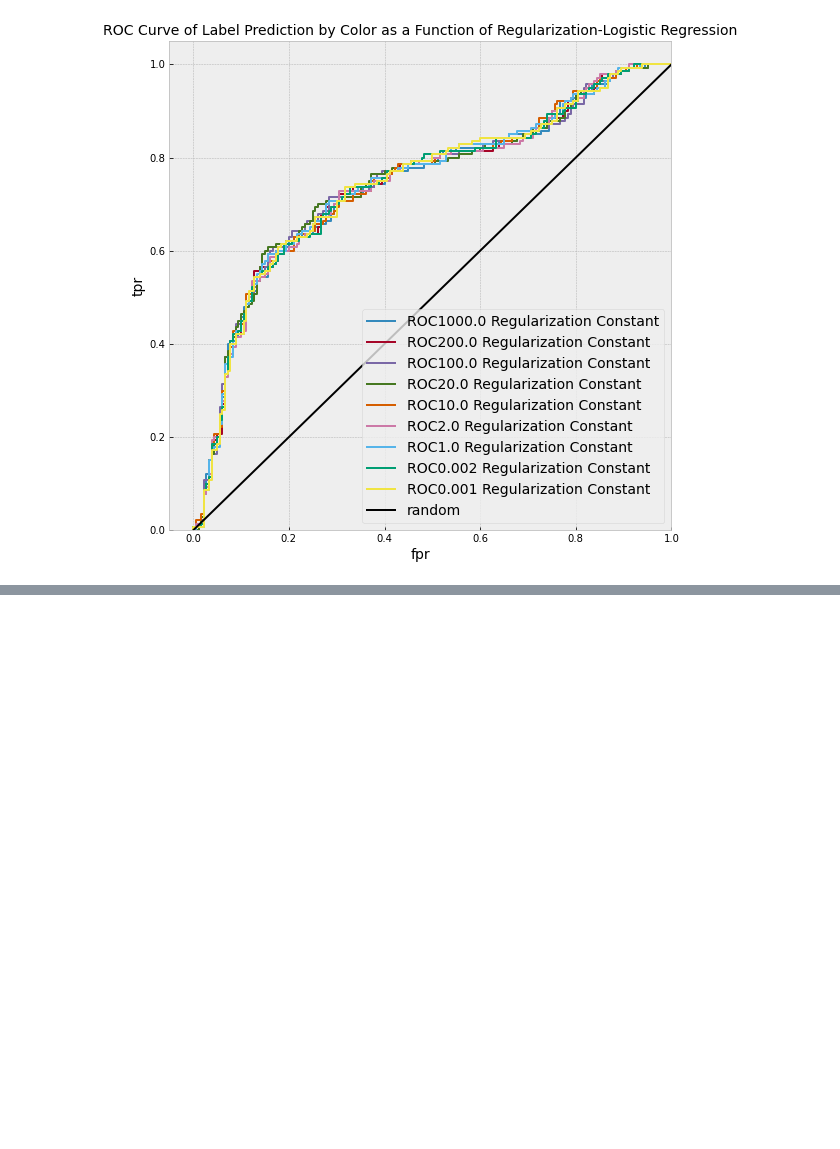
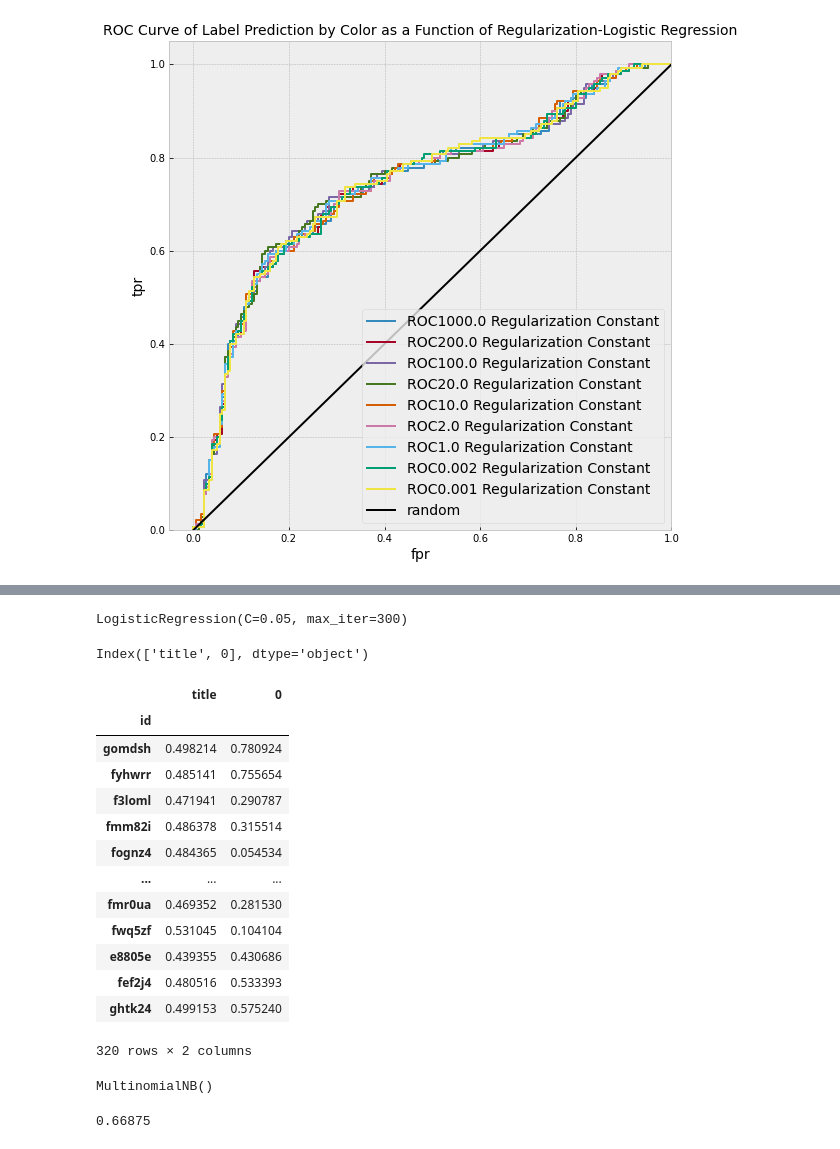
Before and after one commit to hadams1337/AnimalCrossing-V-Doom, a Jupyter notebook: color-logistic.ipynb, the cells around one changed output, grey strips where cells are left out. Cells and saved outputs as stored; diff of their text form; code cells hidden in the pictures; blank space fills up the shorter version.

```diff
--- a/color-logistic.ipynb
+++ b/color-logistic.ipynb
@@ -225,0 +266,32 @@ plt.legend(loc = 4, fontsize=14);
+# %%
+model_C = LogisticRegression(C=0.05, max_iter=300)#solver lbfgs, L2 cost function
+model_C.fit(X_title_train, y_train)
+# %% [output]
+LogisticRegression(C=0.05, max_iter=300)
+# %%
+acnh_prob_title_train=pd.DataFrame(model_C.predict_proba(X_title_train)[:,1], index=y_train.index, columns=['title'])
+acnh_prob_title_test=pd.DataFrame(model_C.predict_proba(X_title_test)[:,1], index=y_test.index, columns=['title'])
+# %%
+prob_train=pd.concat([acnh_prob_title_train, acnh_prob_color_train], axis=1)
+prob_test=pd.concat([acnh_prob_title_test, acnh_prob_color_test], axis=1)
+# %%
+prob_test.columns#fef2j4, fognz4
+# %% [output]
+Index(['title', 0], dtype='object')
+# %%
+prob_test.rename({'title':'titles', 0:'colors'})
+# %% [output]
+|  | title | 0 |
+| id |  |  |
+| gomdsh | 0.498214 | 0.780924 |
+| fyhwrr | 0.485141 | 0.755654 |
+| f3loml | 0.471941 | 0.290787 |
+| fmm82i | 0.486378 | 0.315514 |
+| fognz4 | 0.484365 | 0.054534 |
+| ... | ... | ... |
+| fmr0ua | 0.469352 | 0.281530 |
+| fwq5zf | 0.531045 | 0.104104 |
+| e8805e | 0.439355 | 0.430686 |
+| fef2j4 | 0.480516 | 0.533393 |
+| ghtk24 | 0.499153 | 0.575240 |
+320 rows × 2 columns
@@ -225,0 +300,9 @@ plt.legend(loc = 4, fontsize=14);
+# %%
+nb_model=MultinomialNB()
+nb_model.fit(prob_train, y_train)
+# %% [output]
+MultinomialNB()
+# %%
+nb_model.score(prob_test, y_test)
+# %% [output]
+0.66875
```
Also changed, not shown: parts of 11 cells of this notebook, 4 other files.
